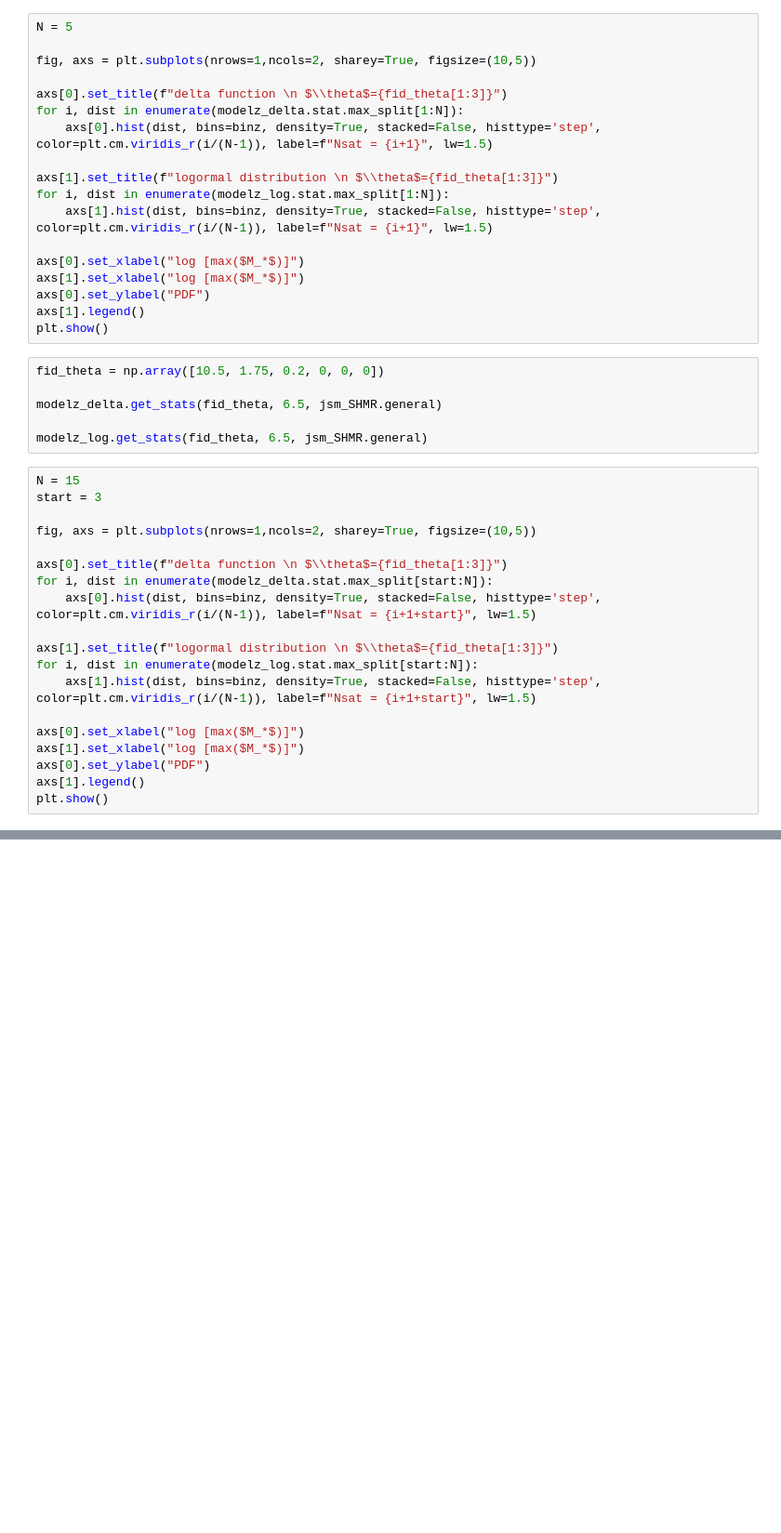
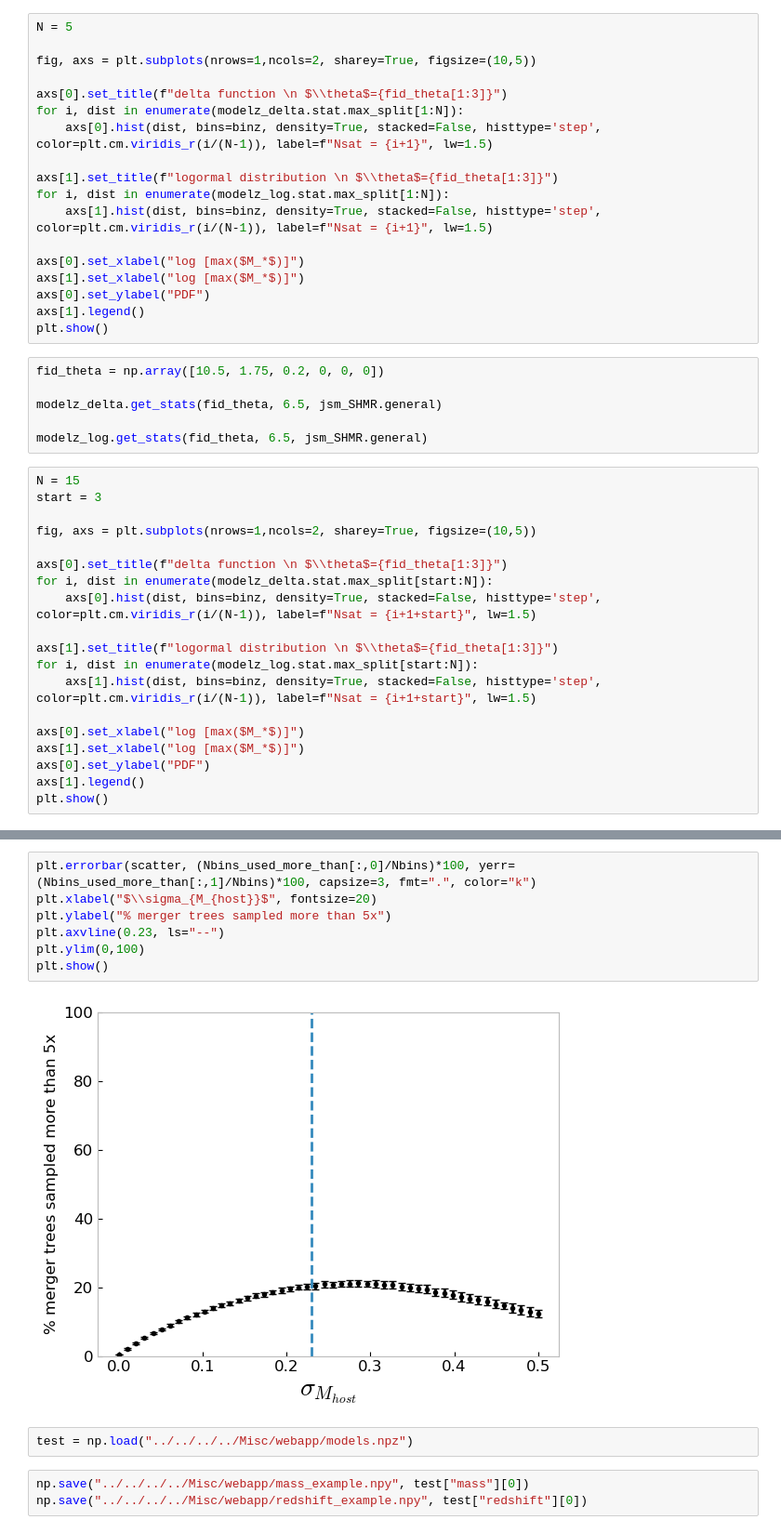
Before and after one commit to jsmonzon/SatGen, a Jupyter notebook: notebooks/paper/stats_plot.ipynb, the cells around one changed output, grey strips where cells are left out. Shown: that part at 93% size. Saved outputs shown, nothing was run; the diff lists cells and outputs as text; blank space fills up the shorter version.

```diff
--- a/notebooks/paper/stats_plot.ipynb
+++ b/notebooks/paper/stats_plot.ipynb
@@ -126,0 +178,14 @@ plt.show()
+# %%
+plt.errorbar(scatter, (Nbins_used_more_than[:,0]/Nbins)*100, yerr=(Nbins_used_more_than[:,1]/Nbins)*100, capsize=3, fmt=".", color="k")
+plt.xlabel("$\\sigma_{M_{host}}$", fontsize=20)
+plt.ylabel("% merger trees sampled more than 5x")
+plt.axvline(0.23, ls="--")
+plt.ylim(0,100)
+plt.show()
+# %% [output]
+[figure, added]
+# %%
+test = np.load("../../../../Misc/webapp/models.npz")
+# %%
+np.save("../../../../Misc/webapp/mass_example.npy", test["mass"][0])
+np.save("../../../../Misc/webapp/redshift_example.npy", test["redshift"][0])
```
Also changed, not shown: parts of 10 cells of this notebook, 7 other files.
